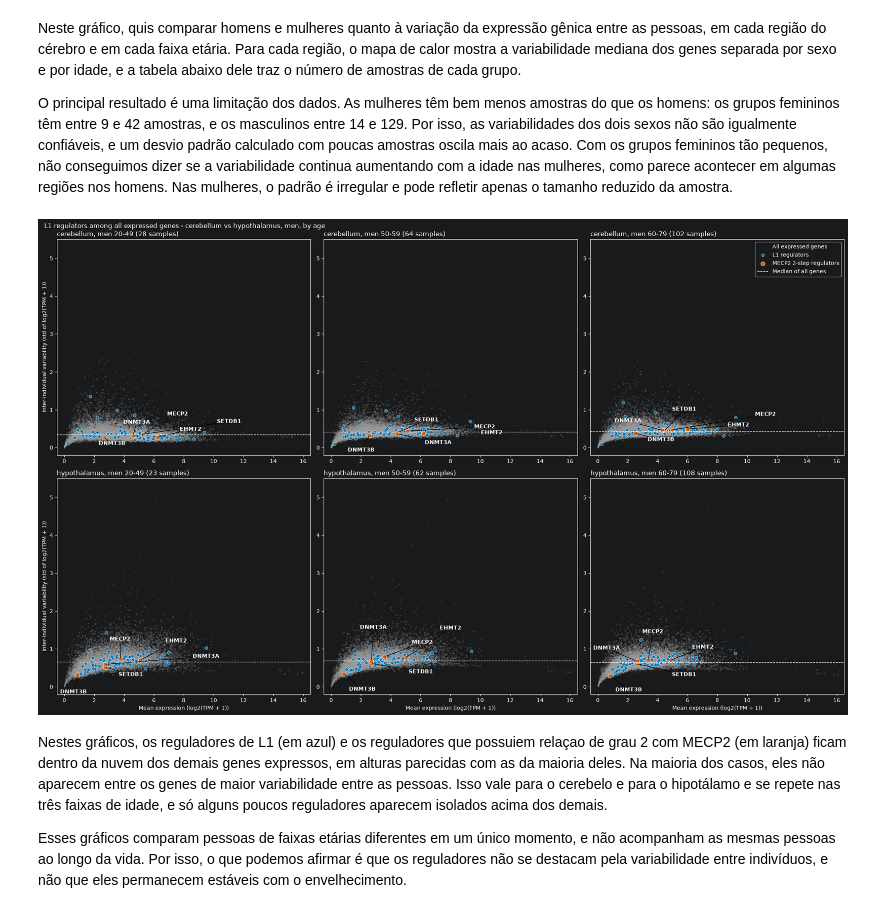
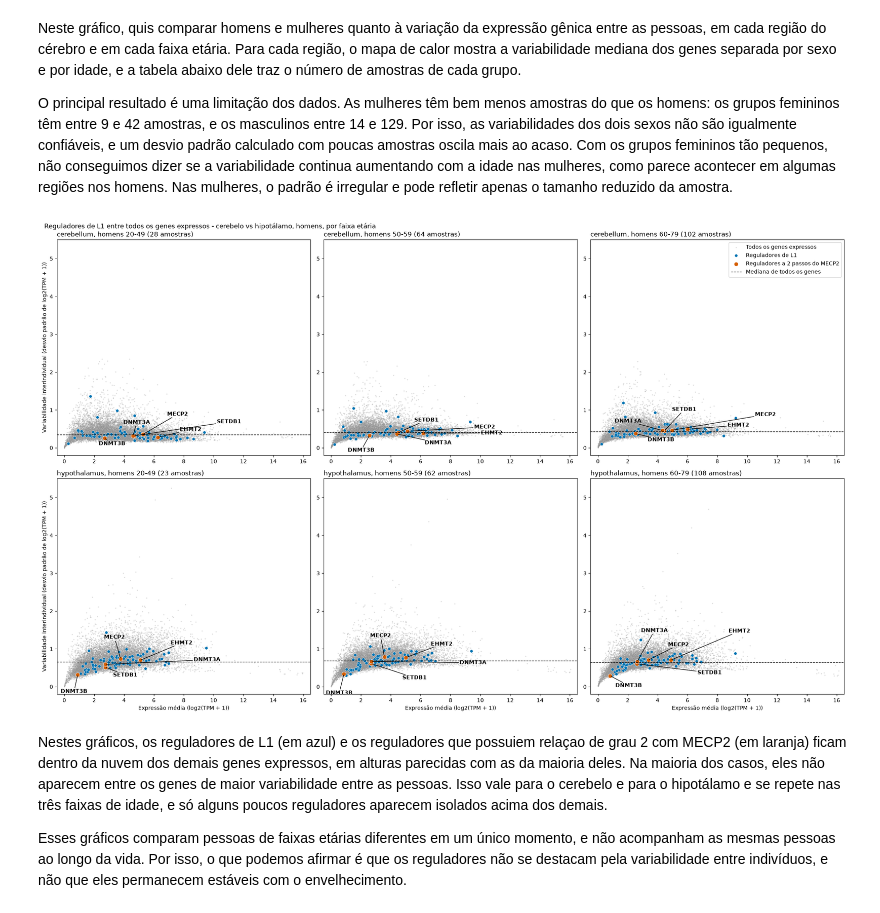
Before and after one commit to gustacamara/data-science-final-project, a Jupyter notebook: notebooks/effective_visualizations.ipynb, the cells around one changed output. Saved outputs shown, nothing was run; the diff lists cells and outputs as text; code cells hidden in the pictures.

```diff
--- a/notebooks/effective_visualizations.ipynb
+++ b/notebooks/effective_visualizations.ipynb
@@ -26,6 +29,7 @@ expression.shape
 # %% [output]
 (3234, 17461)
 # %%
+# Apply PCA with 2 components on all samples and store the sex of each sample
 pca = PCA(n_components=2, random_state=42)
 components = pca.fit_transform(expression)
 
@@ -34,7 +38,7 @@ projection = pd.DataFrame({
     "PC1": components[:, 0],
     "PC2": components[:, 1],
     "SEX": donors.map(df.set_index("SUBJID")["SEX"].replace({1: "Male", 2: "Female"})),
-})
+}, index=expression.index)
 pca.explained_variance_ratio_
 # %% [output]
 array([0.48128758, 0.14520485])
@@ -198,0 +246,15 @@ for method, (x, y) in {"PCA": ("PC1", "PC2"), "TSNE": ("TSNE1", "TSNE2"), "UMAP"
+# %%
+# UMAP computed only with the samples of each cerebellum region, colored by death classification
+fig, axes = plt.subplots(1, 2, figsize=(18, 7))
+for ax, region in zip(axes, ["cerebellum", "cerebellar_hemisphere"]):
+    region_samples = projection.index[projection["region"] == region]
+    region_pca = PCA(n_components=50, random_state=42).fit_transform(expression.loc[region_samples])
+    region_umap = UMAP(n_components=2, n_neighbors=15, min_dist=0.1, random_state=42, n_jobs=1, compatibility_layout=True).fit_transform(region_pca)
+    region_projection = pd.DataFrame(region_umap, columns=["UMAP1", "UMAP2"], index=region_samples)
+    region_projection["DTHHRDY"] = projection.loc[region_samples, "DTHHRDY"]
+    sns.scatterplot(data=region_projection, x="UMAP1", y="UMAP2", hue="DTHHRDY", hue_order=list(death_names.values()),
+                    palette="colorblind", s=25, alpha=0.8, ax=ax, legend=ax is axes[1])
+    ax.set_title(region, loc="left")
+axes[1].legend(title="Classificação da morte", bbox_to_anchor=(1, 1))
+fig.suptitle("UMAP calculado só com as amostras de cada região do cerebelo", x=0.02, ha="left")
+plt.show()
@@ -237,6 +305,7 @@ As regiões do cérebro não variam da mesma forma entre as pessoas. O cerebelo
 
 Essa diferença é moderada. As caixas das regiões se sobrepõem bastante, o que mostra que a variabilidade de cada região é parecida em ordem de grandeza e que os genes de uma mesma região variam muito entre si. Além disso, o cerebelo e o hemisfério cerebelar, que são duplicatas da mesma região no GTEx, ficam em posições diferentes, o que sugere que parte da variabilidade pode vir de diferenças técnicas na coleta e na preservação das amostras.
 # %%
+# Heat maps of the median gene variability by region, sex and age group
 variability_by_age_sex = (
     expression
     .groupby([sample_info["region"].values, sample_info["SEX"].values, sample_info["age_group"].values])
@@ -251,12 +320,12 @@ for ax, sex in zip(axes, ["Male", "Female"]):
         variability_by_age_sex.xs(sex, level=1).loc[region_order], ax=ax,
         annot=True, fmt=".2f", cmap="Blues",
         vmin=variability_by_age_sex.min().min(), vmax=variability_by_age_sex.max().max(),
-        cbar=ax is axes[1], cbar_kws={"label": "Median variability of the genes"},
+        cbar=ax is axes[1], cbar_kws={"label": "Variabilidade mediana dos genes"},
     )
-    ax.set_title(sex, loc="left")
-    ax.set_xlabel("Age")
+    ax.set_title({"Male": "Masculino", "Female": "Feminino"}[sex], loc="left")
+    ax.set_xlabel("Faixa etária")
     ax.set_ylabel("")
-fig.suptitle("Transcriptomic variability by region, age and sex", x=0.02, ha="left")
+fig.suptitle("Variabilidade transcriptômica por região, faixa etária e sexo", x=0.02, ha="left")
 plt.tight_layout()
 plt.show()
 
@@ -286,6 +355,7 @@ Neste gráfico, quis comparar homens e mulheres quanto à variação da express
 
 O principal resultado é uma limitação dos dados. As mulheres têm bem menos amostras do que os homens: os grupos femininos têm entre 9 e 42 amostras, e os masculinos entre 14 e 129. Por isso, as variabilidades dos dois sexos não são igualmente confiáveis, e um desvio padrão calculado com poucas amostras oscila mais ao acaso. Com os grupos femininos tão pequenos, não conseguimos dizer se a variabilidade continua aumentando com a idade nas mulheres, como parece acontecer em algumas regiões nos homens. Nas mulheres, o padrão é irregular e pode refletir apenas o tamanho reduzido da amostra.
 # %%
+# Cerebellum x hypothalamus (men): mean x variability of every expressed gene, highlighting the L1 and MECP2-related regulators
 gene_symbols = regions[BrainRegions.CORTEX].set_index("Name")["Description"]
 compared_regions = ["cerebellum", "hypothalamus"]
 age_groups = ["20-49", "50-59", "60-79"]
@@ -296,42 +366,42 @@ fig, axes = plt.subplots(len(compared_regions), len(age_groups), figsize=(21, 13
 for ax, (region, age_group) in zip(axes.flat, [(r, a) for r in compared_regions for a in age_groups]):
     region_expression = expression[(men & (sample_info["region"] == region) & (sample_info["age_group"] == age_group)).values]
     region_stats = pd.DataFrame({
         "symbol": gene_symbols[expression.columns].values,
         "mean": region_expression.mean().values,
         "variability": region_expression.std().values,
     })
     region_l1 = region_stats[region_stats["symbol"].isin(L1_REGULATORS)]
     region_mecp2 = region_stats[region_stats["symbol"].isin(L1_REGULATORS_WITH_2_STEPS_FROM_MECP2)]
 
-    sns.scatterplot(data=region_stats, x="mean", y="variability", color="gray", s=5, alpha=0.25, label="All expressed genes", ax=ax)
-    sns.scatterplot(data=region_l1, x="mean", y="variability", color="#0173b2", s=30, label="L1 regulators", ax=ax)
-    sns.scatterplot(data=region_mecp2, x="mean", y="variability", color="#d55e00", s=60, label="MECP2 2-step regulators", ax=ax)
+    sns.scatterplot(data=region_stats, x="mean", y="variability", color="gray", s=5, alpha=0.25, label="Todos os genes expressos", ax=ax)
+    sns.scatterplot(data=region_l1, x="mean", y="variability", color="#0173b2", s=30, label="Reguladores de L1", ax=ax)
+    sns.scatterplot(data=region_mecp2, x="mean", y="variability", color="#d55e00", s=60, label="Reguladores a 2 passos do MECP2", ax=ax)
     texts = [ax.text(gene["mean"], gene["variability"], gene["symbol"], weight="bold") for _, gene in region_mecp2.iterrows()]
     adjust_text(texts, ax=ax, x=region_l1["mean"].values, y=region_l1["variability"].values,
                 expand=(2, 2), force_text=(1, 1), force_static=(1, 1), arrowprops={"arrowstyle": "-", "color": "black"})
-    ax.axhline(region_stats["variability"].median(), color="white", linestyle="--", linewidth=1, label="Median of all genes")
-    ax.set_title(f"{region}, men {age_group} ({len(region_expression)} samples)", loc="left")
-    ax.set_xlabel("Mean expression (log2(TPM + 1))")
-    ax.set_ylabel("Inter-individual variability (std of log2(TPM + 1))")
+    ax.axhline(region_stats["variability"].median(), color="black", linestyle="--", linewidth=1, label="Mediana de todos os genes")
+    ax.set_title(f"{region}, homens {age_group} ({len(region_expression)} amostras)", loc="left")
+    ax.set_xlabel("Expressão média (log2(TPM + 1))")
+    ax.set_ylabel("Variabilidade interindividual (desvio padrão de log2(TPM + 1))")
     ax.legend().remove()
 
 for ax in axes.flat:
     ax.set_xlim(-0.5, 16.5)
     ax.set_ylim(-0.2, 5.5)
     ax.set_xticks(range(0, 17, 2))
     ax.set_yticks(range(0, 6))
     ax.tick_params(labelbottom=True, labelleft=True)
     if ax not in axes[-1]:
         ax.set_xlabel("")
     if ax not in axes[:, 0]:
         ax.set_ylabel("")
 
 axes[0, -1].legend(bbox_to_anchor=(1, 1))
-fig.suptitle("L1 regulators among all expressed genes - cerebellum vs hypothalamus, men, by age", x=0.01, ha="left")
+fig.suptitle("Reguladores de L1 entre todos os genes expressos - cerebelo vs hipotálamo, homens, por faixa etária", x=0.01, ha="left")
 plt.tight_layout()
 plt.show()
 # %% [output]
-[figure, old version]
+[figure, new version]
 # %% [markdown]
 Nestes gráficos, os reguladores de L1 (em azul) e os reguladores que possuiem relaçao de grau 2 com MECP2 (em laranja) ficam dentro da nuvem dos demais genes expressos, em alturas parecidas com as da maioria deles. Na maioria dos casos, eles não aparecem entre os genes de maior variabilidade entre as pessoas. Isso vale para o cerebelo e para o hipotálamo e se repete nas três faixas de idade, e só alguns poucos reguladores aparecem isolados acima dos demais.
 
```
Also changed, not shown: parts of 14 cells of this notebook, 2 other files.
